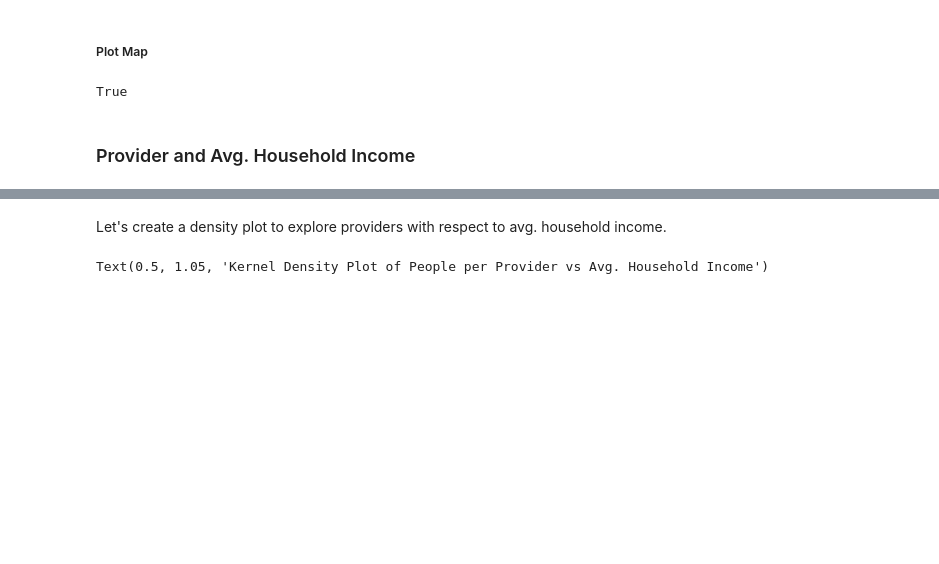
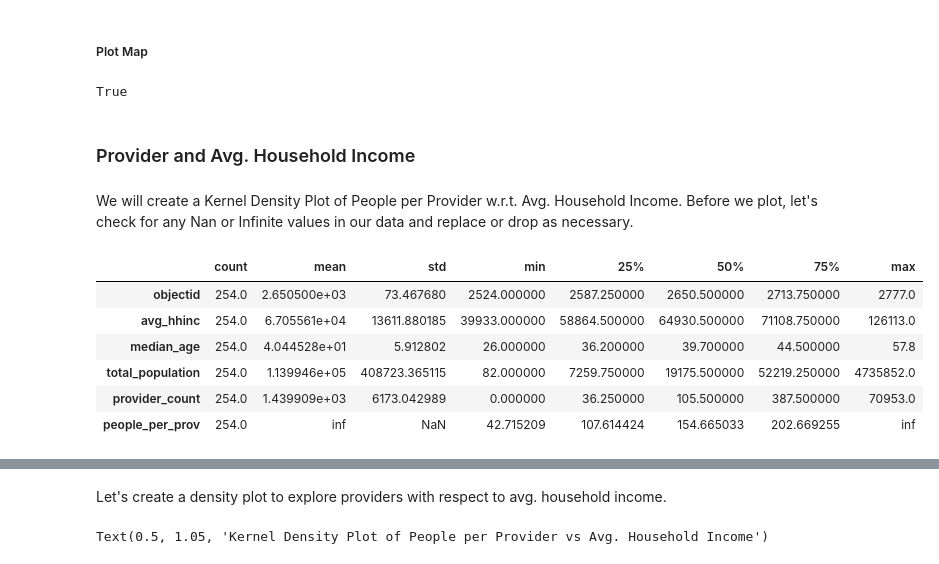
Before and after one commit to mohi9282/arcgis-python-api, a Jupyter notebook: samples/04_gis_analysts_data_scientists/provider_shortage_part2_final.ipynb, the cells around one changed output, grey strips where cells are left out. Drawn from its saved outputs; the diff is of its cells as text; code cells hidden in the pictures; blank space fills up the shorter version.

```diff
--- a/samples/04_gis_analysts_data_scientists/provider_shortage_part2_final.ipynb
+++ b/samples/04_gis_analysts_data_scientists/provider_shortage_part2_final.ipynb
@@ -587,4 +478,0 @@ amerind_pop      amerind_pop
-# %%
-# Store data from layer as a spatially enabled dataframe
-allprovider_df = allprovider_layer.query(as_df=True)
-allprovider_df.shape
@@ -744,0 +629,10 @@ txprovider_df.shape
+# %%
+# Filter data for Texas
+q = allprovider_df['state']=='TX'
+txprovider_df = allprovider_df[q]
+# %%
+# Subset to keep specific columns
+cols_to_keep = ['SHAPE','objectid','state','county','avg_hhinc','median_age',
+                'total_population','provider_count','people_per_prov']
+txprovider_df = txprovider_df[cols_to_keep]
+txprovider_df.shape
@@ -746,6 +642,4 @@ txprovider_df.shape
 ### Provider and Population Density
 # %% [markdown]
 Let's explore distribution of providers with respect to population density.
-# %%
-txprovider_df['people_per_prov'] = txprovider_df['total_population']/txprovider_df['provider_count']
 # %%
@@ -860,3 +755,15 @@ tx_pop_map.layout.height="650px"
 tx_pop_map.legend=True
 # %% [markdown]
 ### Provider and Avg. Household Income
+# %% [markdown]
+We will create a Kernel Density Plot of People per Provider w.r.t. Avg. Household Income. Before we plot, let's check for any Nan or Infinite values in our data and replace or drop as necessary.
+# %%
+txprovider_df.describe().transpose()
+# %% [output]
+|  | count | mean | std | min | 25% | 50% | 75% | max |
+| objectid | 254.0 | 2.650500e+03 | 73.467680 | 2524.000000 | 2587.250000 | 2650.500000 | 2713.750000 | 2777.0 |
+| avg_hhinc | 254.0 | 6.705561e+04 | 13611.880185 | 39933.000000 | 58864.500000 | 64930.500000 | 71108.750000 | 126113.0 |
+| median_age | 254.0 | 4.044528e+01 | 5.912802 | 26.000000 | 36.200000 | 39.700000 | 44.500000 | 57.8 |
+| total_population | 254.0 | 1.139946e+05 | 408723.365115 | 82.000000 | 7259.750000 | 19175.500000 | 52219.250000 | 4735852.0 |
+| provider_count | 254.0 | 1.439909e+03 | 6173.042989 | 0.000000 | 36.250000 | 105.500000 | 387.500000 | 70953.0 |
+| people_per_prov | 254.0 | inf | NaN | 42.715209 | 107.614424 | 154.665033 | 202.669255 | inf |
```
Also changed, not shown: parts of 74 cells of this notebook, 1 other file.
